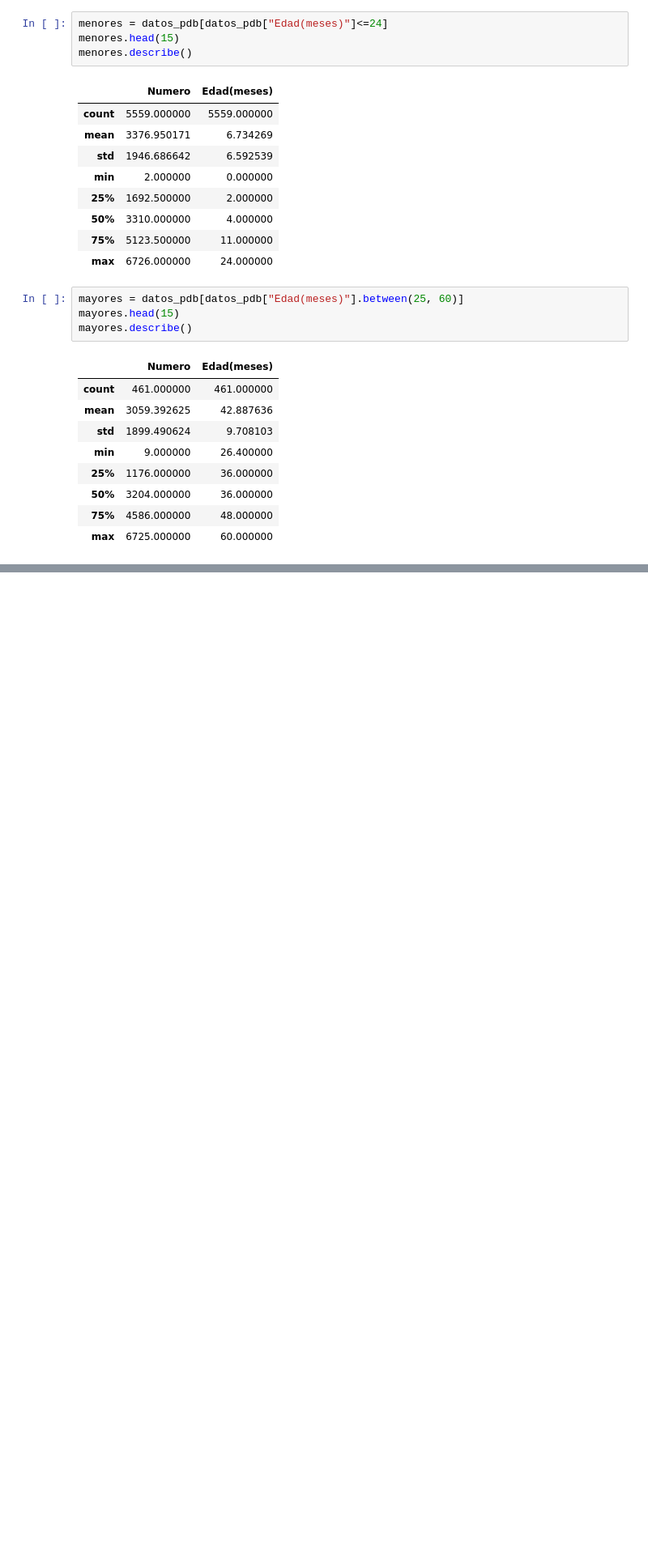
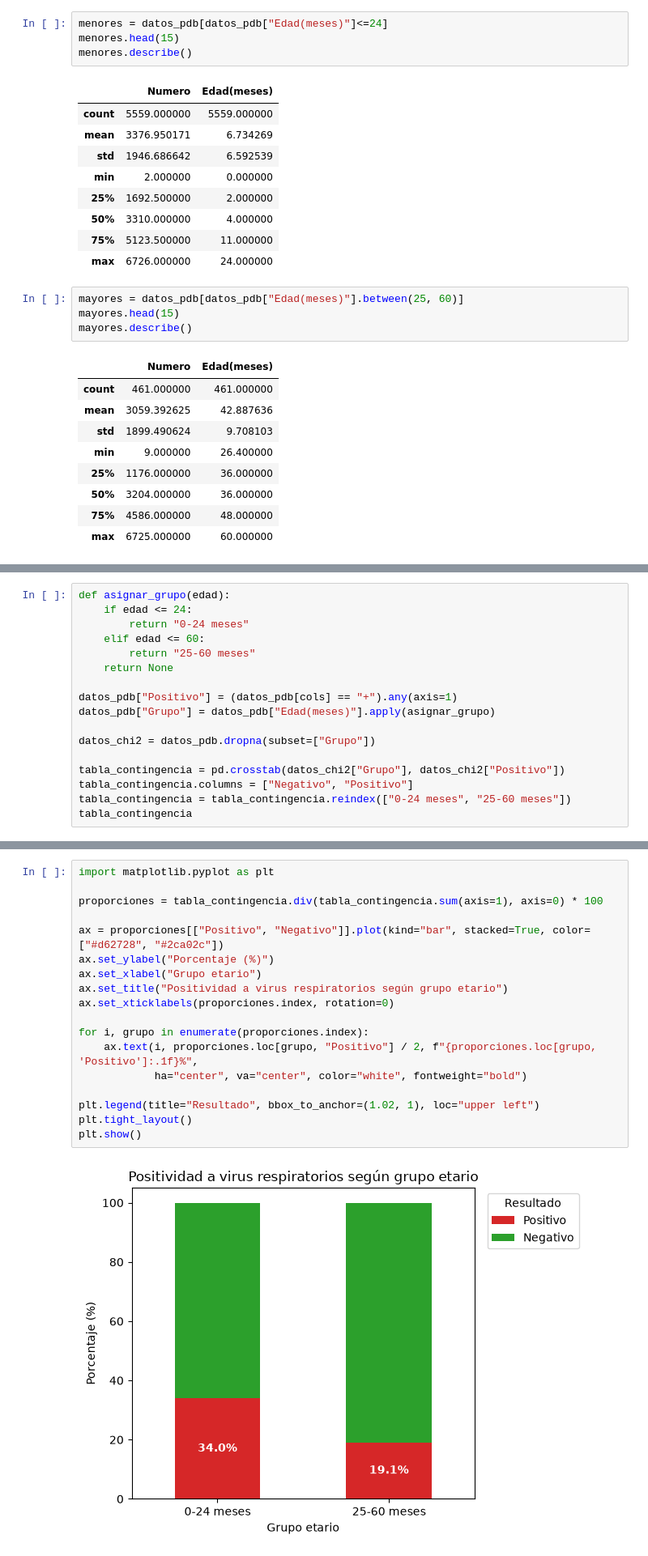
Before and after one commit to AbrSantiago/unq-estadistica-2026s2, a Jupyter notebook: tp2/tp-2.ipynb, the cells around one changed output, grey strips where cells are left out. Shown at 81% size. Cells and saved outputs as stored; diff of their text form; blank space fills up the shorter version.

```diff
--- a/tp2/tp-2.ipynb
+++ b/tp2/tp-2.ipynb
@@ -96,0 +68,17 @@ Armar tabla de contingencia y usar chi-cuadrado
+# %%
+def asignar_grupo(edad):
+    if edad <= 24:
+        return "0-24 meses"
+    elif edad <= 60:
+        return "25-60 meses"
+    return None
+
+datos_pdb["Positivo"] = (datos_pdb[cols] == "+").any(axis=1)
+datos_pdb["Grupo"] = datos_pdb["Edad(meses)"].apply(asignar_grupo)
+
+datos_chi2 = datos_pdb.dropna(subset=["Grupo"])
+
+tabla_contingencia = pd.crosstab(datos_chi2["Grupo"], datos_chi2["Positivo"])
+tabla_contingencia.columns = ["Negativo", "Positivo"]
+tabla_contingencia = tabla_contingencia.reindex(["0-24 meses", "25-60 meses"])
+tabla_contingencia
@@ -96,0 +110,20 @@ Armar tabla de contingencia y usar chi-cuadrado
+# %%
+import matplotlib.pyplot as plt
+
+proporciones = tabla_contingencia.div(tabla_contingencia.sum(axis=1), axis=0) * 100
+
+ax = proporciones[["Positivo", "Negativo"]].plot(kind="bar", stacked=True, color=["#d62728", "#2ca02c"])
+ax.set_ylabel("Porcentaje (%)")
+ax.set_xlabel("Grupo etario")
+ax.set_title("Positividad a virus respiratorios según grupo etario")
+ax.set_xticklabels(proporciones.index, rotation=0)
+
+for i, grupo in enumerate(proporciones.index):
+    ax.text(i, proporciones.loc[grupo, "Positivo"] / 2, f"{proporciones.loc[grupo, 'Positivo']:.1f}%",
+            ha="center", va="center", color="white", fontweight="bold")
+
+plt.legend(title="Resultado", bbox_to_anchor=(1.02, 1), loc="upper left")
+plt.tight_layout()
+plt.show()
+# %% [output]
+[figure, added]
```
Also changed, not shown: parts of 9 cells of this notebook, 2 other files.
